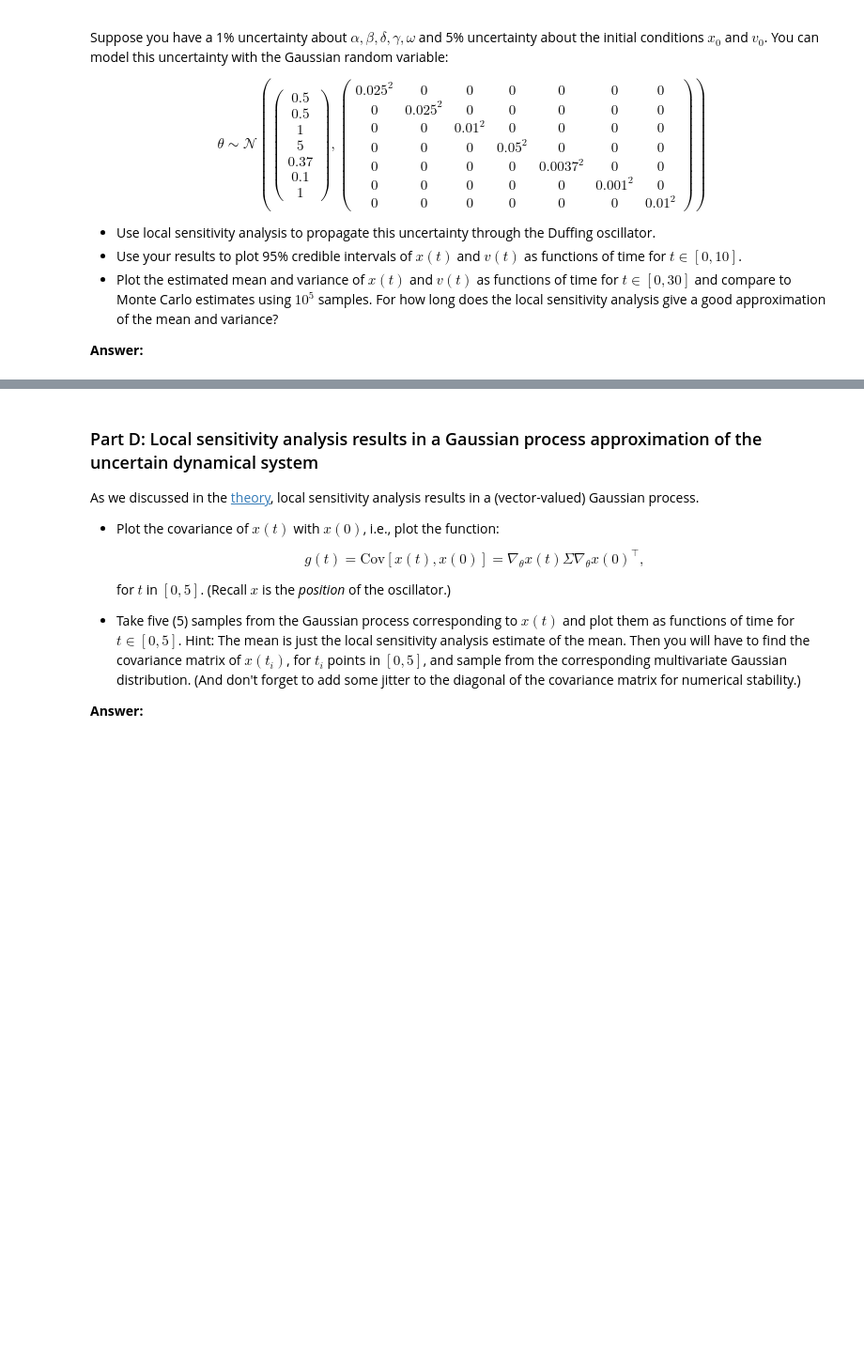
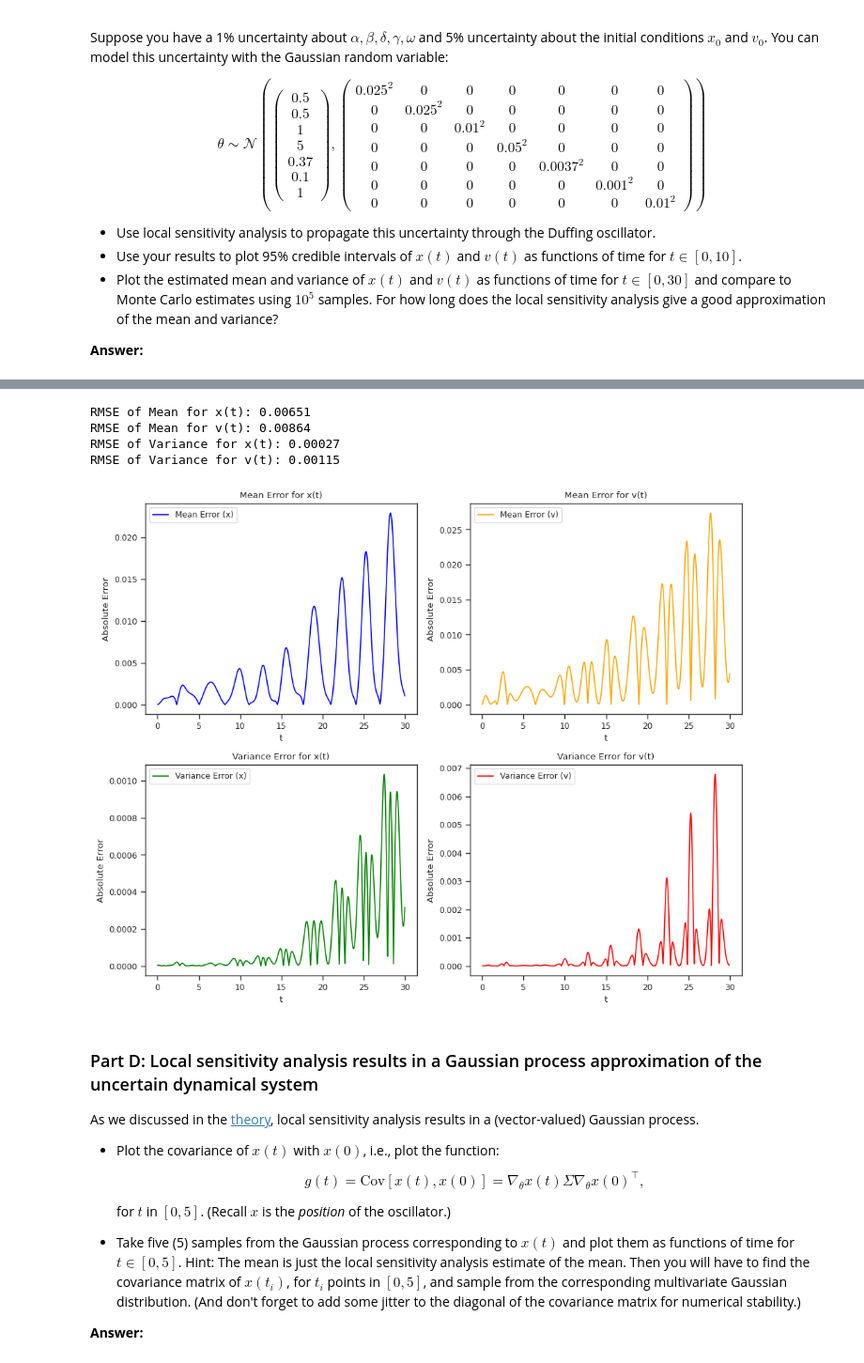
Before and after one commit to Shaunak-Mukherjee/ME697-advanced-scientific-machine-learning, a Jupyter notebook: ME697_02_homework_Shaunak_final.ipynb, the cells around one changed output, grey strips where cells are left out. Shown at 94% size. Cells and saved outputs as stored; diff of their text form; code cells hidden in the pictures; blank space fills up the shorter version.

```diff
--- a/ME697_02_homework_Shaunak_final.ipynb
+++ b/ME697_02_homework_Shaunak_final.ipynb
@@ -281,3 +331,60 @@ print(len(jac_sol_mu))
+# %%
+import numpy as np
+
+# Select time indices up to 30
+t_max = 30
+idx = np.searchsorted(ts, t_max)
+ts_filtered = ts[:idx]
+
+# Compute Absolute Mean Errors
+x_mean_error = np.abs(sol_mu[:idx, 0] - mean_sol_MC[:idx, 0])
+v_mean_error = np.abs(sol_mu[:idx, 1] - mean_sol_MC[:idx, 1])
+
+# Compute Absolute Variance Errors
+x_variance_error = np.abs(x_var[:idx] - var_sol_MC[:idx, 0])
+v_variance_error = np.abs(v_var[:idx] - var_sol_MC[:idx, 1])
+
+# Compute RMSE for Mean
+rmse_x_mean = np.sqrt(np.mean(x_mean_error**2))
+rmse_v_mean = np.sqrt(np.mean(v_mean_error**2))
+
+# Compute RMSE for Variance
+rmse_x_var = np.sqrt(np.mean(x_variance_error**2))
+rmse_v_var = np.sqrt(np.mean(v_variance_error**2))
+
+# Print results
+print(f"RMSE of Mean for x(t): {rmse_x_mean:.5f}")
+print(f"RMSE of Mean for v(t): {rmse_v_mean:.5f}")
+print(f"RMSE of Variance for x(t): {rmse_x_var:.5f}")
+print(f"RMSE of Variance for v(t): {rmse_v_var:.5f}")
+
+# Plot mean errors over time
+fig, ax = plt.subplots(2, 2, figsize=(10, 8))
+
+ax[0, 0].plot(ts_filtered, x_mean_error, label="Mean Error (x)", color='blue')
+ax[0, 0].set(xlabel="t", ylabel="Absolute Error", title="Mean Error for x(t)")
+ax[0, 0].legend()
+
+ax[0, 1].plot(ts_filtered, v_mean_error, label="Mean Error (v)", color='orange')
+ax[0, 1].set(xlabel="t", ylabel="Absolute Error", title="Mean Error for v(t)")
+ax[0, 1].legend()
+
+ax[1, 0].plot(ts_filtered, x_variance_error, label="Variance Error (x)", color='green')
+ax[1, 0].set(xlabel="t", ylabel="Absolute Error", title="Variance Error for x(t)")
+ax[1, 0].legend()
+
+ax[1, 1].plot(ts_filtered, v_variance_error, label="Variance Error (v)", color='red')
+ax[1, 1].set(xlabel="t", ylabel="Absolute Error", title="Variance Error for v(t)")
+ax[1, 1].legend()
+
+plt.tight_layout()
+plt.show()
+# %% [output]
+RMSE of Mean for x(t): 0.00651
+RMSE of Mean for v(t): 0.00864
+RMSE of Variance for x(t): 0.00027
+RMSE of Variance for v(t): 0.00115
+[figure, added]
 # %% [markdown]
 ### Part D: Local sensitivity analysis results in a Gaussian process approximation of the uncertain dynamical system
 
```
Also changed, not shown: parts of 6 cells of this notebook.
